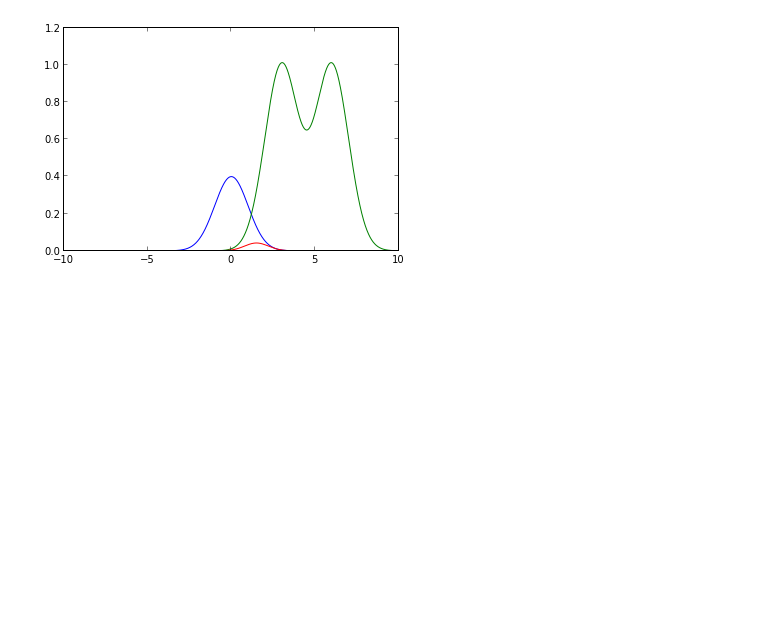
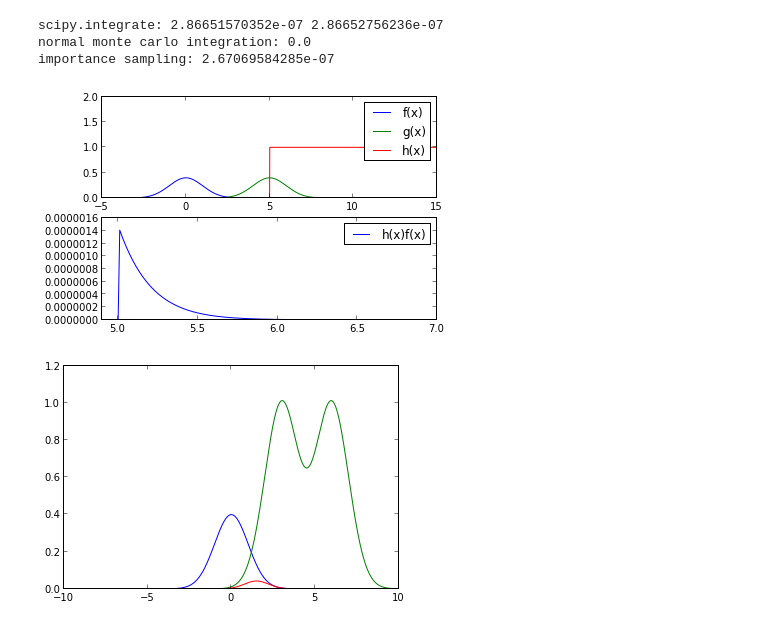
Before and after one commit to aidiary/PRML, a Jupyter notebook: ch11/importance_sampling.ipynb, the cells around one changed output. Saved outputs shown, nothing was run; the diff lists cells and outputs as text; code cells hidden in the pictures; blank space fills up the shorter version.

```diff
--- a/ch11/importance_sampling.ipynb
+++ b/ch11/importance_sampling.ipynb
@@ -1,3 +1,61 @@
+# %%
+import numpy as np
+import matplotlib.pyplot as plt
+import scipy.integrate
+from scipy.stats import norm
+
+# 単純な重点サンプリングの例
+
+a = 5.0
+
+# 被積分関数
+f = norm.pdf
+h = lambda x: x > a
+y = lambda x: h(x) * f(x)
+
+# scipy.integrateでの積分
+I1 = scipy.integrate.quad(f, a, np.inf)[0]
+I2 = scipy.integrate.quad(y, -np.inf, np.inf)[0]
+print "scipy.integrate:", I1, I2
+
+N = 1000
+
+# 普通のモンテカルロ積分の場合
+# サンプルxを青色の標準正規分布N(x|0,1)から生成しているため
+# ほとんどのサンプルが5より小さい範囲からしか生成されない
+# つまり、h(x)が0となってしまう
+x = norm.rvs(size=N)
+I = np.mean(h(x))
+print "normal monte carlo integration:", I
+
+# 重点サンプリングの場合
+# 重点関数g(x)として平均が5にくる正規分布N(x|5,1)を使う
+g = norm(loc=5, scale=1).pdf
+x = norm(loc=5, scale=1).rvs(size=N)
+I = np.mean(f(x) / g(x) * h(x))
+print "importance sampling:", I
+
+# グラフ描画
+plt.subplot(211)
+ix = np.arange(-5, 15, 0.01)
+plt.plot(ix, f(ix), label="f(x)")
+plt.plot(ix, g(ix), label="g(x)")
+plt.plot(ix, h(ix), label="h(x)")
+plt.xlim((-5, 15))
+plt.ylim((0, 2))
+plt.legend()
+
+# 被積分関数yの値がある部分をズームインして表示
+plt.subplot(212)
+plt.plot(ix, y(ix), label="h(x)f(x)")
+plt.xlim((4.9, 7))
+plt.legend()
+plt.show()
+# %% [output]
+scipy.integrate: 2.86651570352e-07 2.86652756236e-07
+normal monte carlo integration: 0.0
+importance sampling: 2.67069584285e-07
+[figure, added]
 # %%
 import numpy as np
 import matplotlib.pyplot as plt
```
